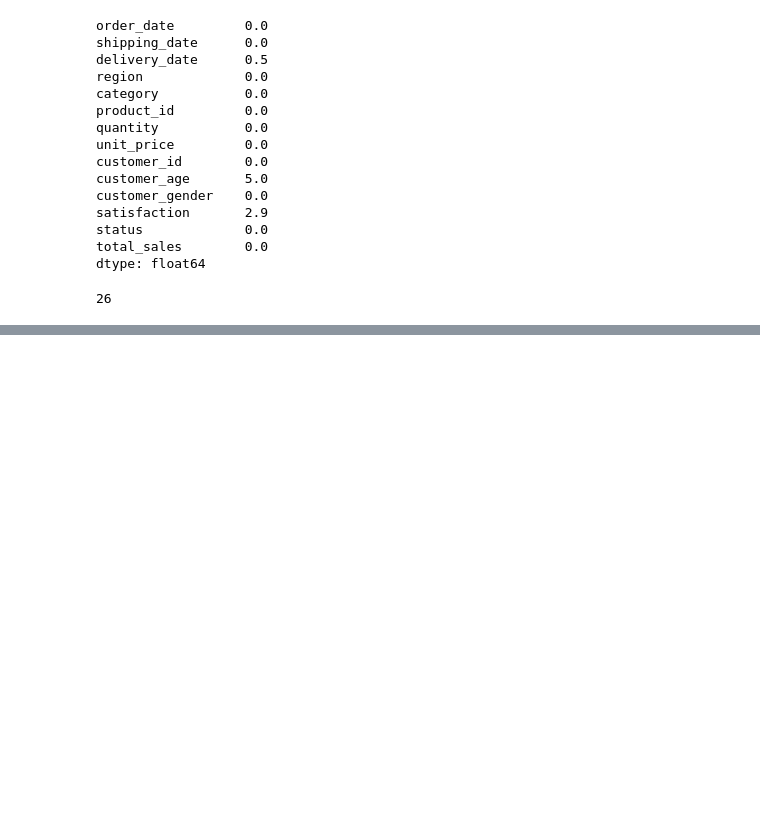
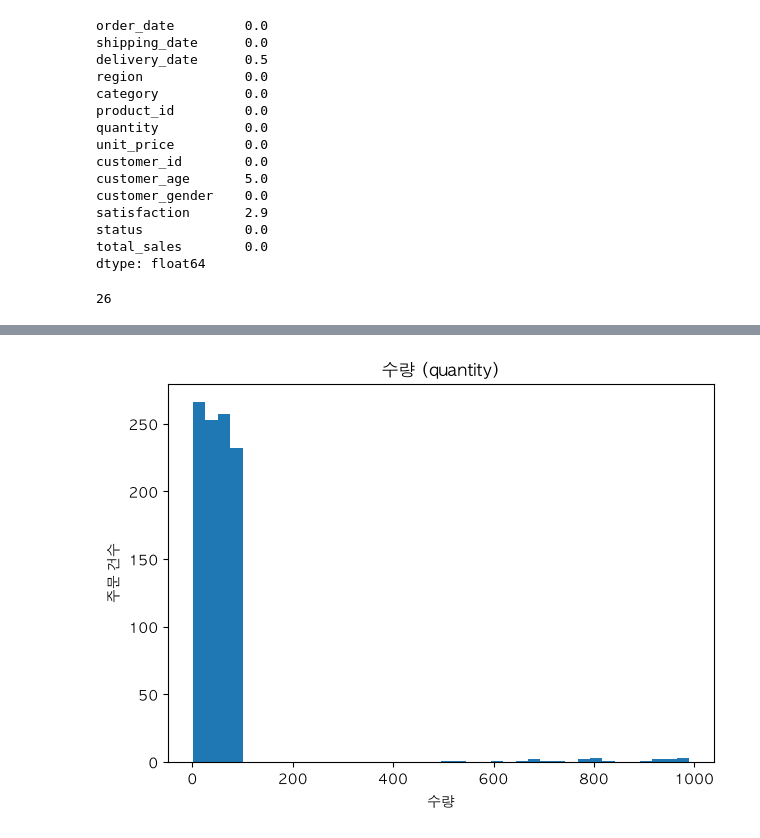
Before and after one commit to Im-Jongseok/data_analysis, a Jupyter notebook: sales.ipynb, the cells around one changed output, grey strips where cells are left out. Cells and saved outputs as stored; diff of their text form; code cells hidden in the pictures; blank space fills up the shorter version.

```diff
--- a/sales.ipynb
+++ b/sales.ipynb
@@ -1,7 +8,14 @@
 # %%
 import pandas as pd
+import matplotlib.pyplot as plt
+import platform
 
-df = pd.read_csv('sales_data.csv')
+fonts = {"Windows": "Malgun Gothic", "Darwin": "AppleGothic"}
+name = fonts.get(platform.system(), "NanumGothic")
+plt.rcParams["font.family"] = name
+plt.rcParams["axes.unicode_minus"] = False
+
+df = pd.read_csv("sales_data.csv")
 df.shape
 # %% [output]
 (1030, 14)
@@ -114,0 +147,6 @@ df[df.duplicated(keep=False)].sort_values("order_date").head(4)
+# %%
+dates = ["order_date", "shipping_date", "delivery_date"]
+for col in dates:
+    df[col] = pd.to_datetime(df[col])
+
+df[dates].agg(["min", "max"])
@@ -114,0 +173,8 @@ df[df.duplicated(keep=False)].sort_values("order_date").head(4)
+# %%
+df["quantity"].plot.hist(bins=40, title="수량 (quantity)")
+plt.xlabel("수량")
+plt.ylabel("주문 건수")
+plt.tight_layout()
+plt.show()
+# %% [output]
+[figure, added]
```
Also changed, not shown: parts of 35 cells of this notebook, 2 other files.
